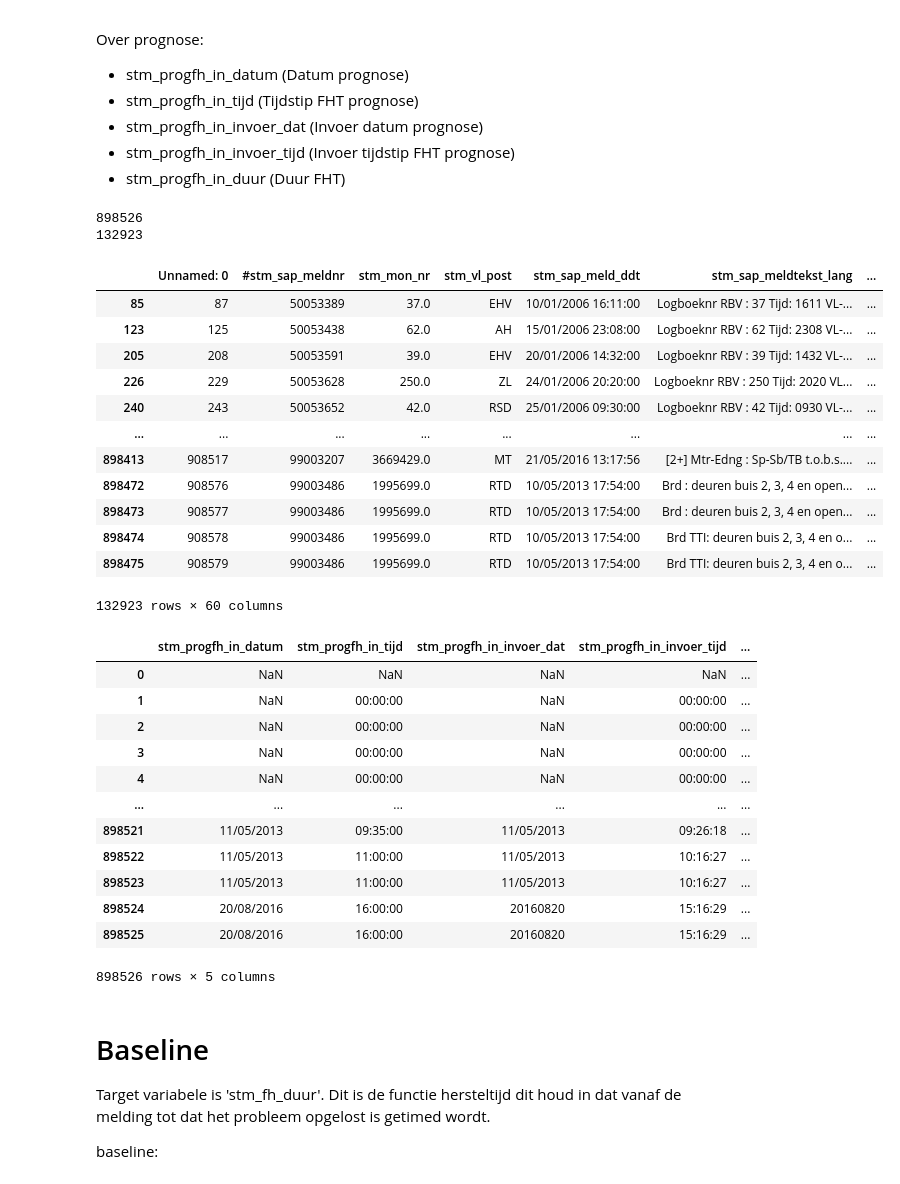
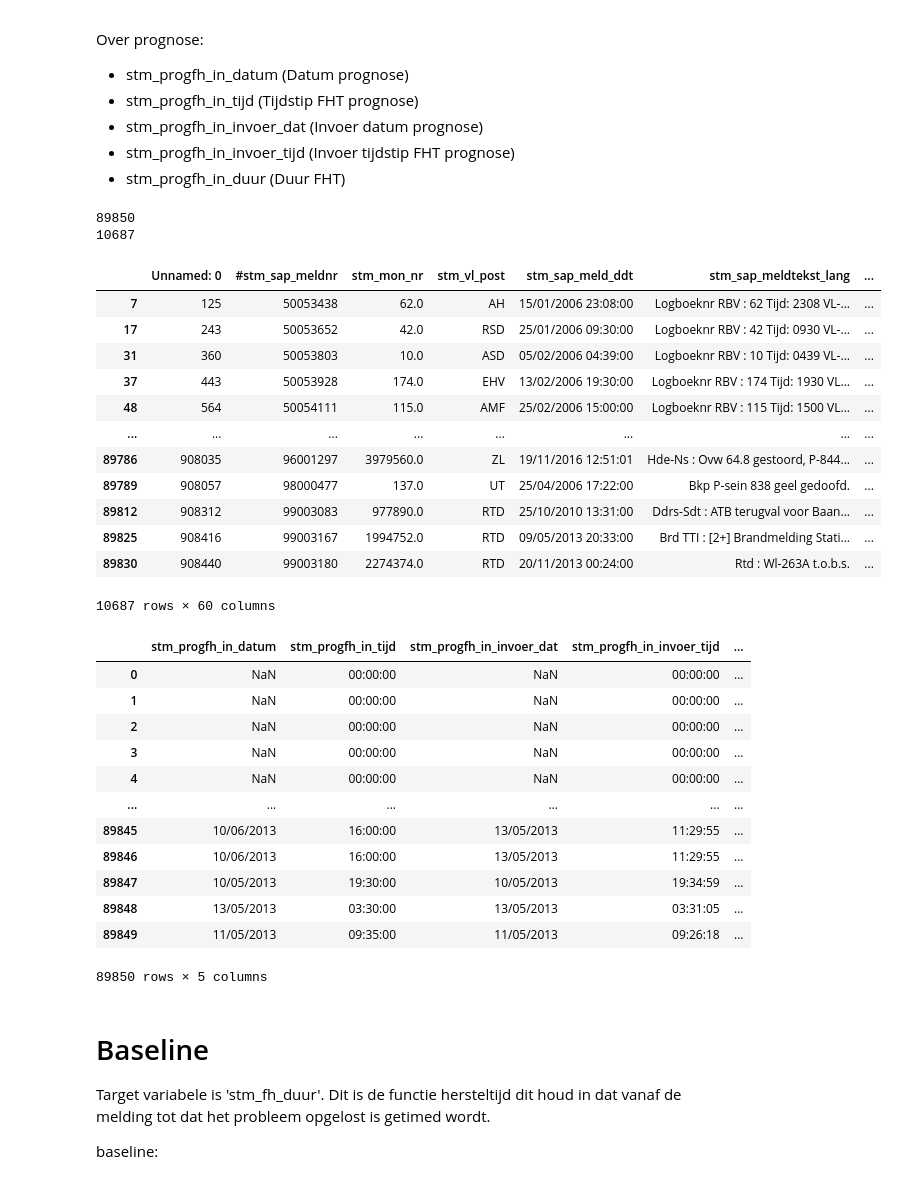
Before and after one commit to frankspak/DDB-groep11, a Jupyter notebook: Project-DDB.ipynb, the cells around one changed output. Cells and saved outputs as stored; diff of their text form; code cells hidden in the pictures.

```diff
--- a/Project-DDB.ipynb
+++ b/Project-DDB.ipynb
@@ -10,5 +9,8 @@ from sklearn.neighbors import KNeighborsRegressor
 import datetime
 # %%
 filename = "sap_storing_data_hu_project.csv"
-df_not_cleaned = pd.read_csv(filename, low_memory=False)
+n = sum(1 for line in open(filename, encoding='utf8'))-1
+s = n//10
+skip = sorted(random.sample(range(1, n+1), n-s))
+df_not_cleaned = pd.read_csv(filename, skiprows=skip)
 #verwijder alle kolommen die niet van gebruik zijn:
@@ -120,27 +122,29 @@ def return_kolom_zonder_ex_uitschieters(kolom):
 # %%
 # Verwijder de rijen die geen value bevatten in de benodigde kolommen
 df_filtered = drop_rows_with_null(['stm_geo_mld', 'stm_sap_melddatum', 'stm_oorz_code', 'stm_sap_meldtijd',
                           'stm_fh_dd', 'stm_fh_tijd', 'stm_sap_storeinddatum', 'stm_sap_storeindtijd',
                           'stm_fh_duur', 'stm_vl_post', 'stm_contractgeb_mld'], df)
+df_filtered = (df_filtered.loc[(df_filtered['stm_fh_duur'] > 5) & (df_filtered['stm_fh_duur'] < 360)])
+# hoger dan 5 minuten,als het onder de 5 minuten zit is er een goede kans dat het een fout was.
 print(len(df))
 print(len(df_filtered))
 df_filtered
 # %% [output]
-898526
-132923
+89850
+10687
 |  | Unnamed: 0 | #stm_sap_meldnr | stm_mon_nr | stm_vl_post | stm_sap_meld_ddt | stm_sap_meldtekst_lang | ... |
-| 85 | 87 | 50053389 | 37.0 | EHV | 10/01/2006 16:11:00 | Logboeknr RBV : 37 Tijd: 1611 VL-... | ... |
-| 123 | 125 | 50053438 | 62.0 | AH | 15/01/2006 23:08:00 | Logboeknr RBV : 62 Tijd: 2308 VL-... | ... |
-| 205 | 208 | 50053591 | 39.0 | EHV | 20/01/2006 14:32:00 | Logboeknr RBV : 39 Tijd: 1432 VL-... | ... |
-| 226 | 229 | 50053628 | 250.0 | ZL | 24/01/2006 20:20:00 | Logboeknr RBV : 250 Tijd: 2020 VL... | ... |
-| 240 | 243 | 50053652 | 42.0 | RSD | 25/01/2006 09:30:00 | Logboeknr RBV : 42 Tijd: 0930 VL-... | ... |
+| 7 | 125 | 50053438 | 62.0 | AH | 15/01/2006 23:08:00 | Logboeknr RBV : 62 Tijd: 2308 VL-... | ... |
+| 17 | 243 | 50053652 | 42.0 | RSD | 25/01/2006 09:30:00 | Logboeknr RBV : 42 Tijd: 0930 VL-... | ... |
+| 31 | 360 | 50053803 | 10.0 | ASD | 05/02/2006 04:39:00 | Logboeknr RBV : 10 Tijd: 0439 VL-... | ... |
+| 37 | 443 | 50053928 | 174.0 | EHV | 13/02/2006 19:30:00 | Logboeknr RBV : 174 Tijd: 1930 VL... | ... |
+| 48 | 564 | 50054111 | 115.0 | AMF | 25/02/2006 15:00:00 | Logboeknr RBV : 115 Tijd: 1500 VL... | ... |
 | ... | ... | ... | ... | ... | ... | ... | ... |
-| 898413 | 908517 | 99003207 | 3669429.0 | MT | 21/05/2016 13:17:56 | [2+] Mtr-Edng : Sp-Sb/TB t.o.b.s.... | ... |
-| 898472 | 908576 | 99003486 | 1995699.0 | RTD | 10/05/2013 17:54:00 | Brd : deuren buis 2, 3, 4 en open... | ... |
-| 898473 | 908577 | 99003486 | 1995699.0 | RTD | 10/05/2013 17:54:00 | Brd : deuren buis 2, 3, 4 en open... | ... |
-| 898474 | 908578 | 99003486 | 1995699.0 | RTD | 10/05/2013 17:54:00 | Brd TTI: deuren buis 2, 3, 4 en o... | ... |
-| 898475 | 908579 | 99003486 | 1995699.0 | RTD | 10/05/2013 17:54:00 | Brd TTI: deuren buis 2, 3, 4 en o... | ... |
+| 89786 | 908035 | 96001297 | 3979560.0 | ZL | 19/11/2016 12:51:01 | Hde-Ns : Ovw 64.8 gestoord, P-844... | ... |
+| 89789 | 908057 | 98000477 | 137.0 | UT | 25/04/2006 17:22:00 | Bkp P-sein 838 geel gedoofd. | ... |
+| 89812 | 908312 | 99003083 | 977890.0 | RTD | 25/10/2010 13:31:00 | Ddrs-Sdt : ATB terugval voor Baan... | ... |
+| 89825 | 908416 | 99003167 | 1994752.0 | RTD | 09/05/2013 20:33:00 | Brd TTI : [2+] Brandmelding Stati... | ... |
+| 89830 | 908440 | 99003180 | 2274374.0 | RTD | 20/11/2013 00:24:00 | Rtd : Wl-263A t.o.b.s. | ... |
-132923 rows × 60 columns
+10687 rows × 60 columns
 # %%
 #uitgeschreven lijsten zodat ik ze niet steeds hoef over te typen
 
@@ -157,18 +161,18 @@ df[['stm_km_van_mld', 'stm_km_tot_mld', 'stm_vl_post', 'stm_contractgeb_mld', 's
 df[['stm_progfh_in_datum', 'stm_progfh_in_tijd', 'stm_progfh_in_invoer_dat', 'stm_progfh_in_invoer_tijd', 'stm_progfh_in_duur']]
 # %% [output]
 |  | stm_progfh_in_datum | stm_progfh_in_tijd | stm_progfh_in_invoer_dat | stm_progfh_in_invoer_tijd | ... |
-| 0 | NaN | NaN | NaN | NaN | ... |
+| 0 | NaN | 00:00:00 | NaN | 00:00:00 | ... |
 | 1 | NaN | 00:00:00 | NaN | 00:00:00 | ... |
 | 2 | NaN | 00:00:00 | NaN | 00:00:00 | ... |
 | 3 | NaN | 00:00:00 | NaN | 00:00:00 | ... |
 | 4 | NaN | 00:00:00 | NaN | 00:00:00 | ... |
 | ... | ... | ... | ... | ... | ... |
-| 898521 | 11/05/2013 | 09:35:00 | 11/05/2013 | 09:26:18 | ... |
-| 898522 | 11/05/2013 | 11:00:00 | 11/05/2013 | 10:16:27 | ... |
-| 898523 | 11/05/2013 | 11:00:00 | 11/05/2013 | 10:16:27 | ... |
-| 898524 | 20/08/2016 | 16:00:00 | 20160820 | 15:16:29 | ... |
-| 898525 | 20/08/2016 | 16:00:00 | 20160820 | 15:16:29 | ... |
+| 89845 | 10/06/2013 | 16:00:00 | 13/05/2013 | 11:29:55 | ... |
+| 89846 | 10/06/2013 | 16:00:00 | 13/05/2013 | 11:29:55 | ... |
+| 89847 | 10/05/2013 | 19:30:00 | 10/05/2013 | 19:34:59 | ... |
+| 89848 | 13/05/2013 | 03:30:00 | 13/05/2013 | 03:31:05 | ... |
+| 89849 | 11/05/2013 | 09:35:00 | 11/05/2013 | 09:26:18 | ... |
-898526 rows × 5 columns
+89850 rows × 5 columns
 # %% [markdown]
 # Baseline
 Target variabele is 'stm_fh_duur'. Dit is de functie hersteltijd dit houd in dat vanaf de melding tot dat het probleem opgelost is getimed wordt.
```
Also changed, not shown: parts of 28 cells of this notebook.
